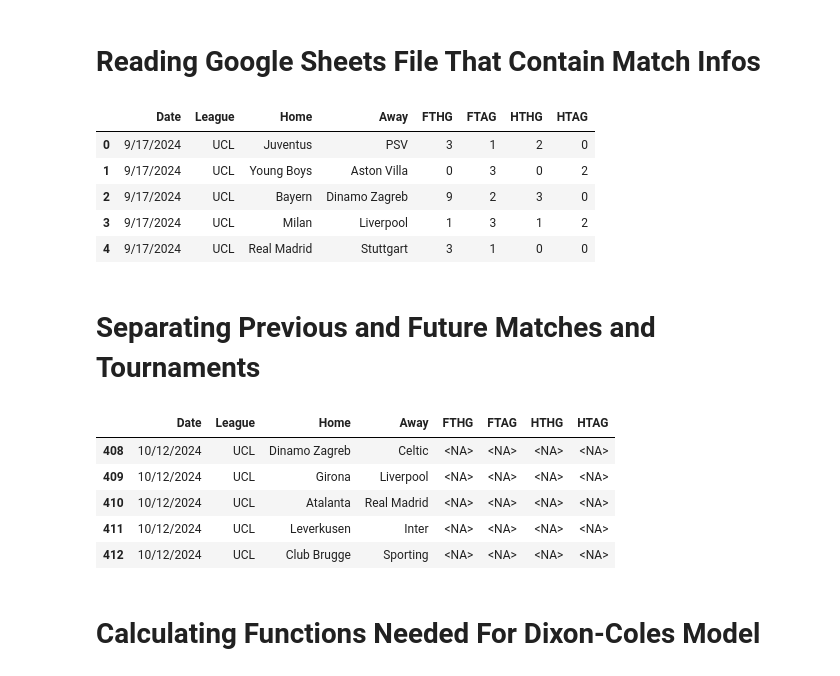
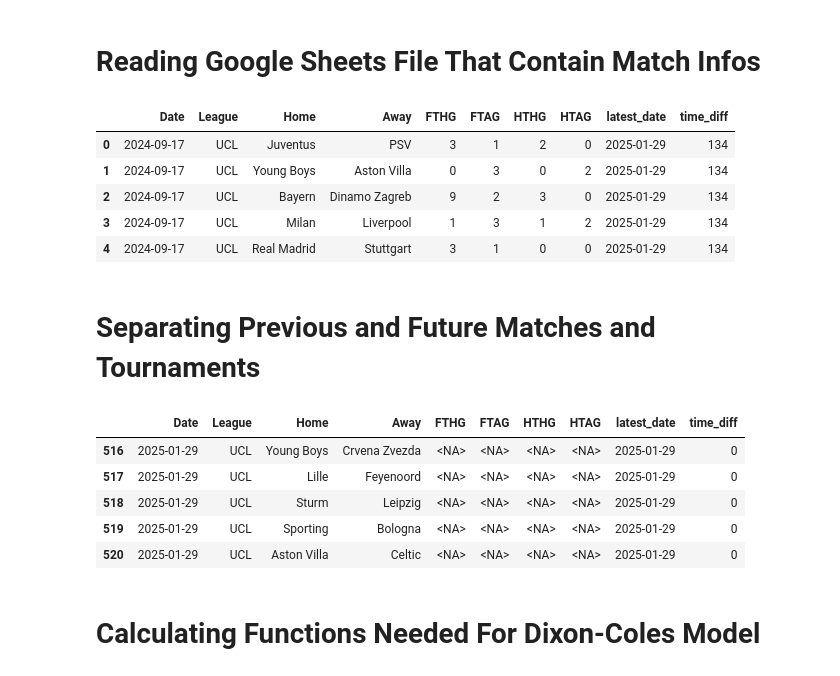
Before and after one commit to musayevf/Dixon_Coles_2025, a Jupyter notebook: UEFA.ipynb, the cells around one changed output. Saved outputs shown, nothing was run; the diff lists cells and outputs as text; code cells hidden in the pictures.

```diff
--- a/UEFA.ipynb
+++ b/UEFA.ipynb
@@ -3,19 +3,31 @@
 # %%
 import pandas as pd
 
 # UEFA Google Sheets URL
 csv_url = "https://docs.google.com/spreadsheets/d/1WfEG-1icUjj6k7TGePJQEXH-w0TLEIcN/export?format=csv"
 
 # Read the Google Sheet as a DataFrame
 df = pd.read_csv(csv_url, dtype={'FTHG': 'Int64', 'FTAG': 'Int64', 'HTHG': 'Int64', 'HTAG': 'Int64'})
+
+# Convert 'date' column to datetime
+df['Date'] = pd.to_datetime(df['Date'], format='%m/%d/%Y')
+
+# Find the latest date for each league
+latest_dates = df.groupby('League')['Date'].max().rename('latest_date')
+
+# Merge with the original DataFrame
+df = df.merge(latest_dates, on='League')
+
+# Calculate the time difference in days
+df['time_diff'] = (df['latest_date'] - df['Date']).dt.days
 df.head()
 # %% [output]
-|  | Date | League | Home | Away | FTHG | FTAG | HTHG | HTAG |
-| 0 | 9/17/2024 | UCL | Juventus | PSV | 3 | 1 | 2 | 0 |
-| 1 | 9/17/2024 | UCL | Young Boys | Aston Villa | 0 | 3 | 0 | 2 |
-| 2 | 9/17/2024 | UCL | Bayern | Dinamo Zagreb | 9 | 2 | 3 | 0 |
-| 3 | 9/17/2024 | UCL | Milan | Liverpool | 1 | 3 | 1 | 2 |
-| 4 | 9/17/2024 | UCL | Real Madrid | Stuttgart | 3 | 1 | 0 | 0 |
+|  | Date | League | Home | Away | FTHG | FTAG | HTHG | HTAG | latest_date | time_diff |
+| 0 | 2024-09-17 | UCL | Juventus | PSV | 3 | 1 | 2 | 0 | 2025-01-29 | 134 |
+| 1 | 2024-09-17 | UCL | Young Boys | Aston Villa | 0 | 3 | 0 | 2 | 2025-01-29 | 134 |
+| 2 | 2024-09-17 | UCL | Bayern | Dinamo Zagreb | 9 | 2 | 3 | 0 | 2025-01-29 | 134 |
+| 3 | 2024-09-17 | UCL | Milan | Liverpool | 1 | 3 | 1 | 2 | 2025-01-29 | 134 |
+| 4 | 2024-09-17 | UCL | Real Madrid | Stuttgart | 3 | 1 | 0 | 0 | 2025-01-29 | 134 |
 # %% [markdown]
 # Separating Previous and Future Matches and Tournaments
 # %%
@@ -28,12 +40,12 @@ previous_matches = df[~df.isna().any(axis=1)]
 
 next_matches.head()
 # %% [output]
-|  | Date | League | Home | Away | FTHG | FTAG | HTHG | HTAG |
-| 408 | 10/12/2024 | UCL | Dinamo Zagreb | Celtic | <NA> | <NA> | <NA> | <NA> |
-| 409 | 10/12/2024 | UCL | Girona | Liverpool | <NA> | <NA> | <NA> | <NA> |
-| 410 | 10/12/2024 | UCL | Atalanta | Real Madrid | <NA> | <NA> | <NA> | <NA> |
-| 411 | 10/12/2024 | UCL | Leverkusen | Inter | <NA> | <NA> | <NA> | <NA> |
-| 412 | 10/12/2024 | UCL | Club Brugge | Sporting | <NA> | <NA> | <NA> | <NA> |
+|  | Date | League | Home | Away | FTHG | FTAG | HTHG | HTAG | latest_date | time_diff |
+| 516 | 2025-01-29 | UCL | Young Boys | Crvena Zvezda | <NA> | <NA> | <NA> | <NA> | 2025-01-29 | 0 |
+| 517 | 2025-01-29 | UCL | Lille | Feyenoord | <NA> | <NA> | <NA> | <NA> | 2025-01-29 | 0 |
+| 518 | 2025-01-29 | UCL | Sturm | Leipzig | <NA> | <NA> | <NA> | <NA> | 2025-01-29 | 0 |
+| 519 | 2025-01-29 | UCL | Sporting | Bologna | <NA> | <NA> | <NA> | <NA> | 2025-01-29 | 0 |
+| 520 | 2025-01-29 | UCL | Aston Villa | Celtic | <NA> | <NA> | <NA> | <NA> | 2025-01-29 | 0 |
 # %% [markdown]
 # Calculating Functions Needed For Dixon-Coles Model
 # %%
```
Also changed, not shown: parts of 3 cells of this notebook, 10 other files.
